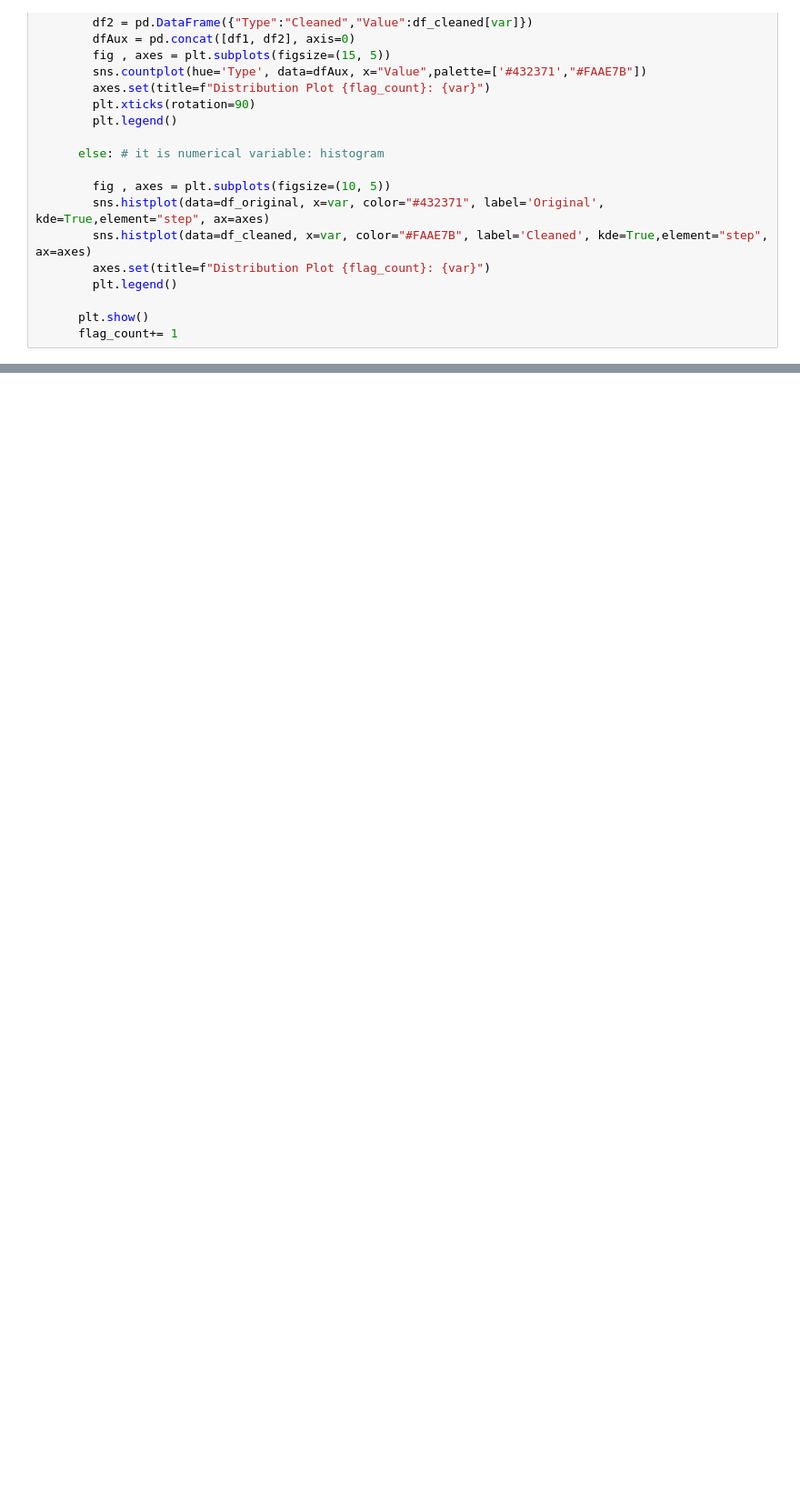
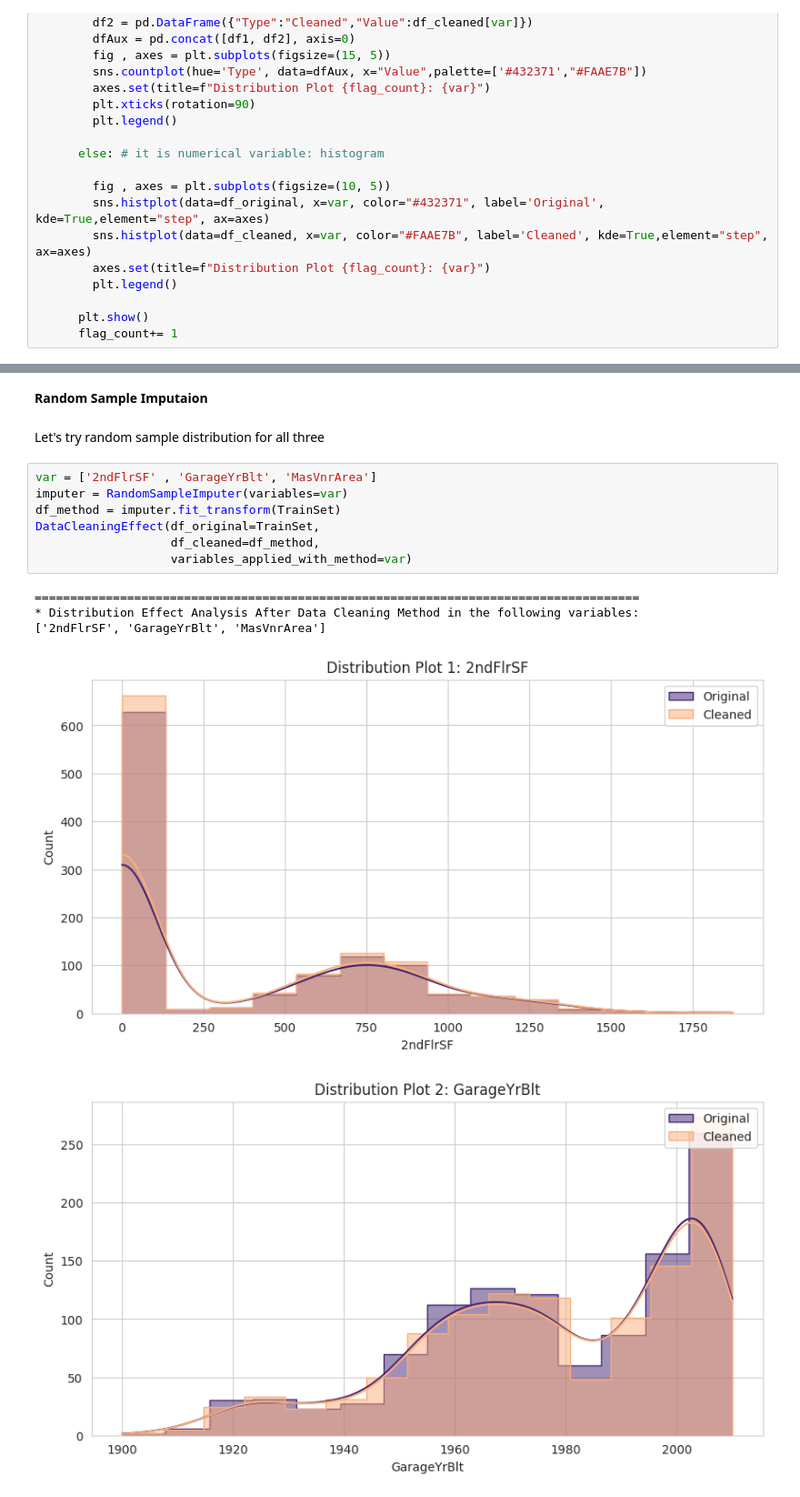
Before and after one commit to ysgurjar/pp5_project_heritage_housing, a Jupyter notebook: jupyter_notebooks/03.data_cleaning.ipynb, the cells around one changed output, grey strips where cells are left out. Shown: that part at 91% size. Saved outputs shown, nothing was run; the diff lists cells and outputs as text; blank space fills up the shorter version.

```diff
--- a/jupyter_notebooks/03.data_cleaning.ipynb
+++ b/jupyter_notebooks/03.data_cleaning.ipynb
@@ -190,0 +270,17 @@ def DataCleaningEffect(df_original,df_cleaned,variables_applied_with_method):
+# %% [markdown]
+**Random Sample Imputaion**
+# %% [markdown]
+Let's try random sample distribution for all three
+# %%
+var = ['2ndFlrSF' , 'GarageYrBlt', 'MasVnrArea']
+imputer = RandomSampleImputer(variables=var)
+df_method = imputer.fit_transform(TrainSet)
+DataCleaningEffect(df_original=TrainSet,
+                   df_cleaned=df_method,
+                   variables_applied_with_method=var)
+# %% [output]
+=====================================================================================
+* Distribution Effect Analysis After Data Cleaning Method in the following variables:
+['2ndFlrSF', 'GarageYrBlt', 'MasVnrArea']
+[figure, added]
+[figure, added]
```
Also changed, not shown: parts of 33 cells of this notebook.
